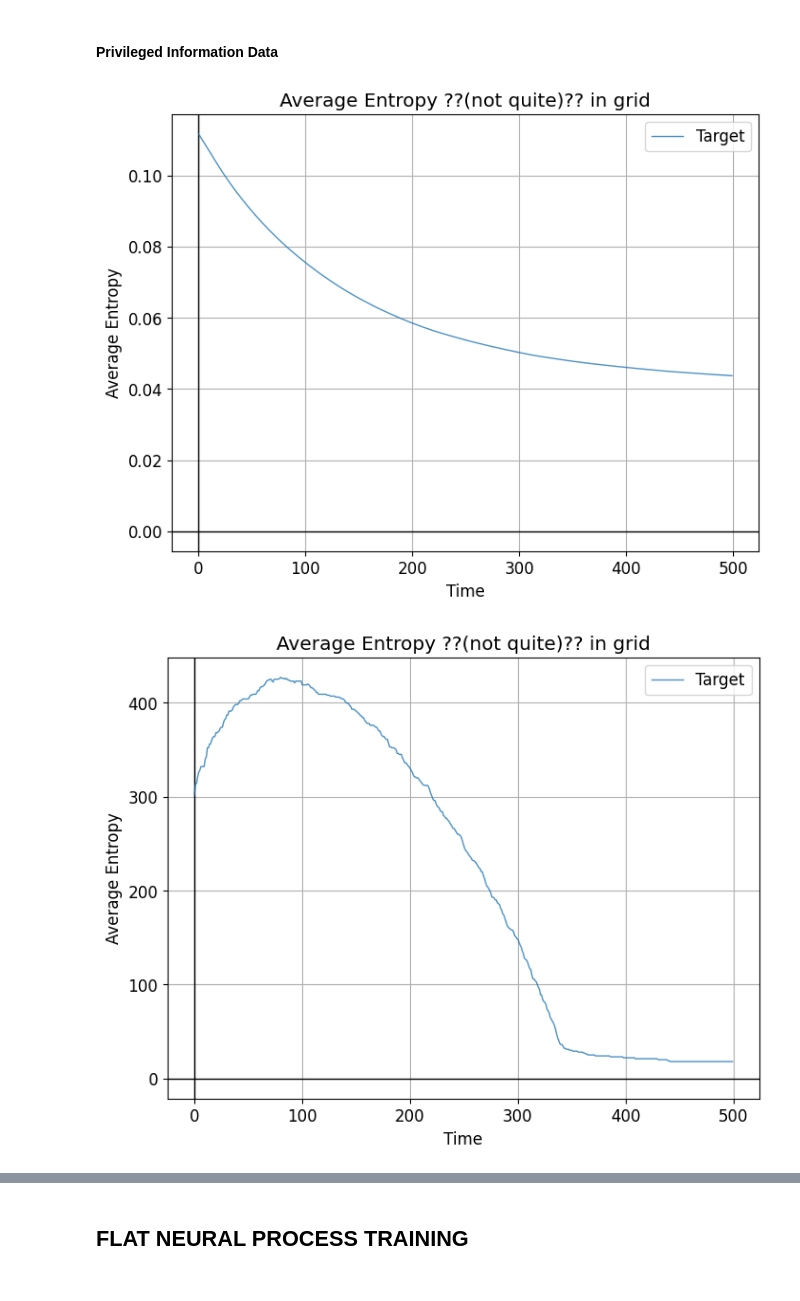
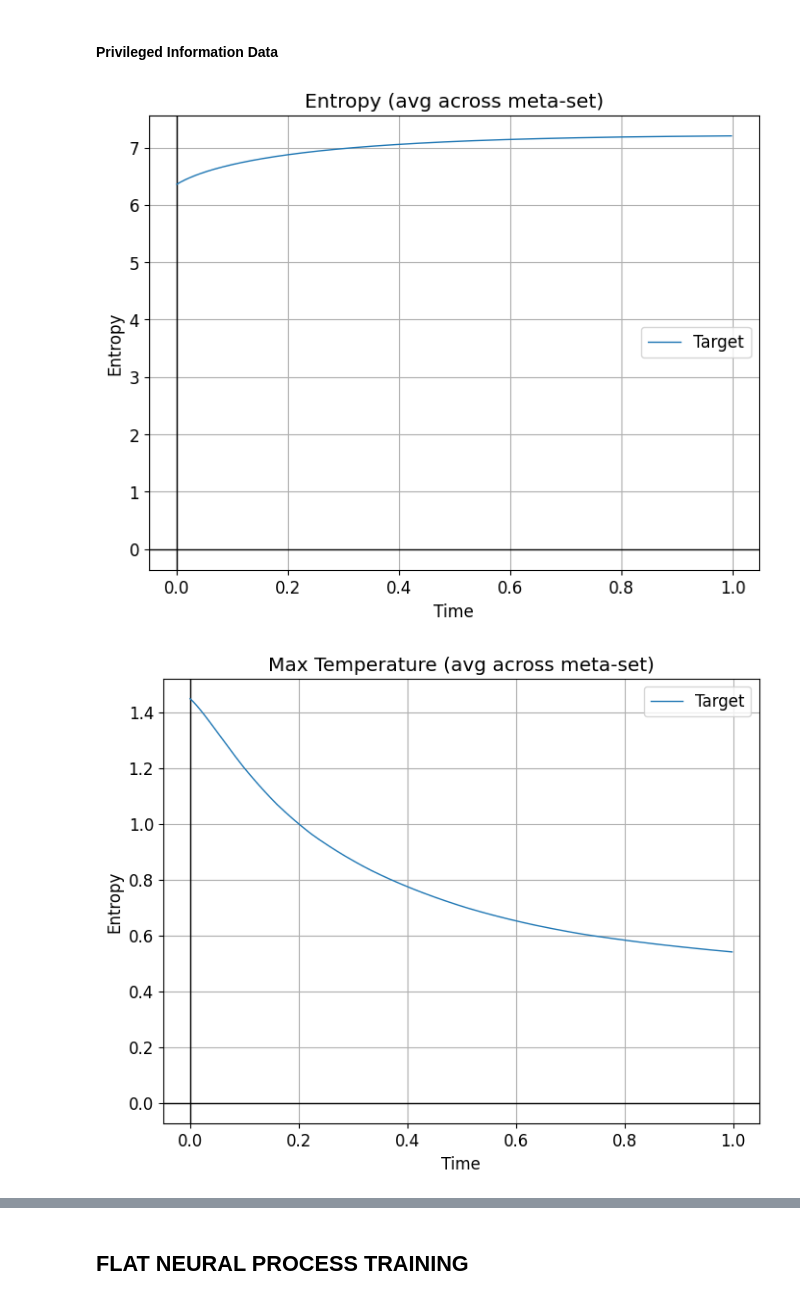
Before and after one commit to alexking100/part_III_project, a Jupyter notebook: np_heat_diffusion.ipynb, the cells around one changed output, grey strips where cells are left out. Drawn from its saved outputs; the diff is of its cells as text; code cells hidden in the pictures.

Commit message:
changes to figures

```diff
--- a/np_heat_diffusion.ipynb
+++ b/np_heat_diffusion.ipynb
@@ -189,16 +189,24 @@ meta_data.visualise_solution(show_until=1, ds_num=3)
 # %%
 '''
 Plot privileged information
 '''
-out = torch.full((dimensions['max_iter_time'],), 0)
+out_entropy = torch.full((dimensions['max_iter_time'],), 0)
+out_max_temp = torch.full((dimensions['max_iter_time'],), 0)
+out_energy = torch.full((dimensions['max_iter_time'],), 0)
+
 for ds_num in range(dimensions['num_samples']-1):
     ds = MetaData(meta_data.data, ds_num=ds_num)
     pi = Pi(ds.pi)
-    out = out + pi.max_temp
-out = out / dimensions['max_iter_time']
+    out_entropy = out_entropy + pi.entropy
+    out_max_temp = out_max_temp + pi.max_temp
+    out_energy = out_energy + pi.energy
+out_entropy = out_entropy / dimensions['num_samples']
+out_max_temp = out_max_temp / dimensions['num_samples']
+out_energy = out_energy / dimensions['num_samples']
 
-plot_energy(out, np_mean=None, lupi_mean=None, conv_mean=None, energy=False)
-plot_energy(pi.entropy, np_mean=None, lupi_mean=None, conv_mean=None, energy=False)
+plot_pi_data(out_entropy, np_mean=None, lupi_mean=None, conv_mean=None, title='Entropy (avg across meta-set)', xlabel='Time', ylabel='Entropy')
+plot_pi_data(out_max_temp, np_mean=None, lupi_mean=None, conv_mean=None, title='Max Temperature (avg across meta-set)', xlabel='Time', ylabel='Entropy')
+plot_pi_data(out_energy, np_mean=None, lupi_mean=None, conv_mean=None, title='Energy per grid-square (avg across meta-set)', xlabel='Time', ylabel='Entropy')
 # %% [output]
-[figure, old version]
+[figure, new version]
-[figure, old version]
+[figure, new version]
```
Also changed, not shown: parts of 22 cells of this notebook, 16 other files.
